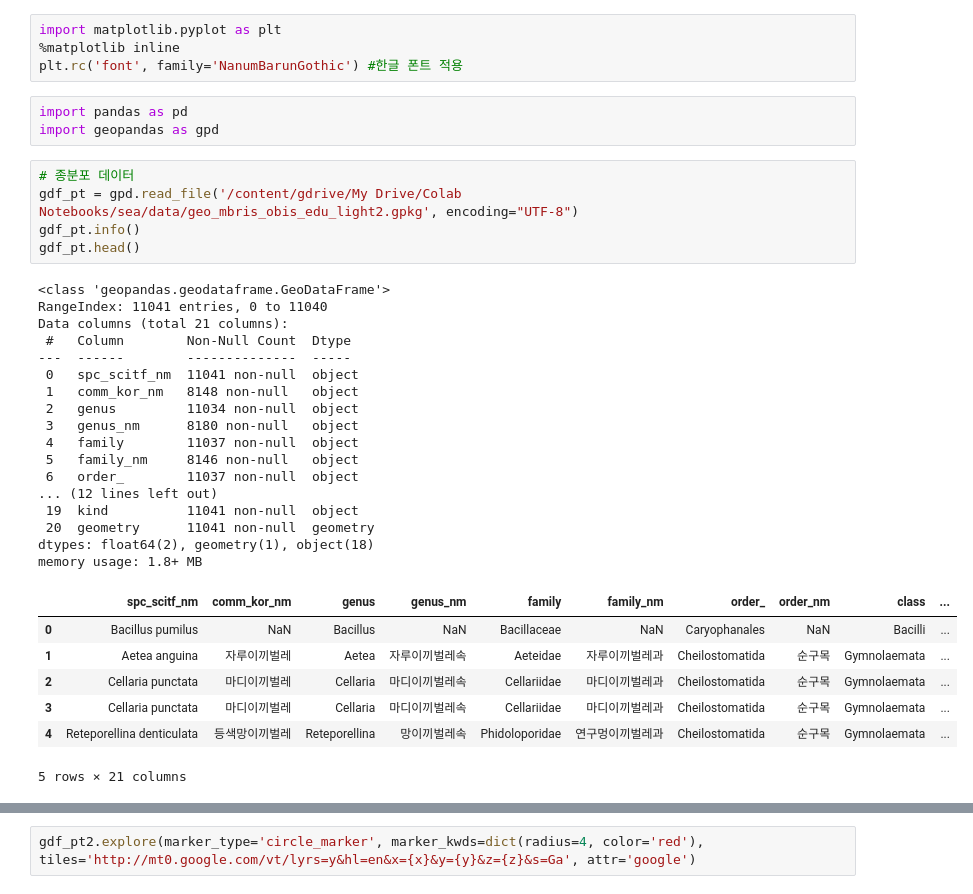
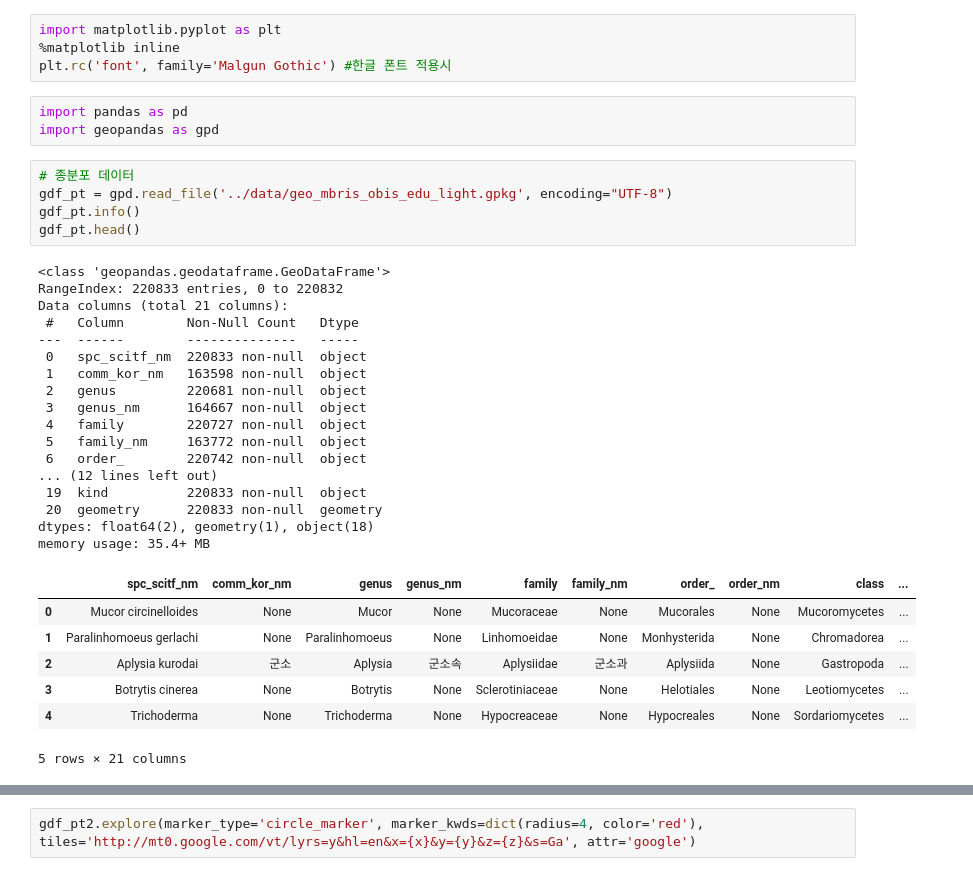
Before and after one commit to thlee33/sea23, a Jupyter notebook: 09_heatmap.ipynb, the cells around one changed output, grey strips where cells are left out. Saved outputs shown, nothing was run; the diff lists cells and outputs as text.

```diff
--- a/09_heatmap.ipynb
+++ b/09_heatmap.ipynb
@@ -28,39 +1,39 @@ Requirement already satisfied: threadpoolctl>=2.0.0 in /usr/local/lib/python3.10
-# %%
-import matplotlib.pyplot as plt
-%matplotlib inline
-plt.rc('font', family='NanumBarunGothic') #한글 폰트 적용
+# %%
+import matplotlib.pyplot as plt
+%matplotlib inline
+plt.rc('font', family='Malgun Gothic') #한글 폰트 적용시
 # %%
 import pandas as pd
 import geopandas as gpd
 # %%
 # 종분포 데이터
-gdf_pt = gpd.read_file('/content/gdrive/My Drive/Colab Notebooks/sea/data/geo_mbris_obis_edu_light2.gpkg', encoding="UTF-8")
+gdf_pt = gpd.read_file('../data/geo_mbris_obis_edu_light.gpkg', encoding="UTF-8")
 gdf_pt.info()
 gdf_pt.head()
 # %% [output]
 <class 'geopandas.geodataframe.GeoDataFrame'>
-RangeIndex: 11041 entries, 0 to 11040
+RangeIndex: 220833 entries, 0 to 220832
 Data columns (total 21 columns):
- #   Column        Non-Null Count  Dtype
----  ------        --------------  -----
- 0   spc_scitf_nm  11041 non-null  object
- 1   comm_kor_nm   8148 non-null   object
- 2   genus         11034 non-null  object
- 3   genus_nm      8180 non-null   object
- 4   family        11037 non-null  object
- 5   family_nm     8146 non-null   object
- 6   order_        11037 non-null  object
+ #   Column        Non-Null Count   Dtype
+---  ------        --------------   -----
+ 0   spc_scitf_nm  220833 non-null  object
+ 1   comm_kor_nm   163598 non-null  object
+ 2   genus         220681 non-null  object
+ 3   genus_nm      164667 non-null  object
+ 4   family        220727 non-null  object
+ 5   family_nm     163772 non-null  object
+ 6   order_        220742 non-null  object
 ... (12 lines left out)
- 19  kind          11041 non-null  object
- 20  geometry      11041 non-null  geometry
+ 19  kind          220833 non-null  object
+ 20  geometry      220833 non-null  geometry
 dtypes: float64(2), geometry(1), object(18)
-memory usage: 1.8+ MB
+memory usage: 35.4+ MB
 |  | spc_scitf_nm | comm_kor_nm | genus | genus_nm | family | family_nm | order_ | order_nm | class | ... |
-| 0 | Bacillus pumilus | NaN | Bacillus | NaN | Bacillaceae | NaN | Caryophanales | NaN | Bacilli | ... |
-| 1 | Aetea anguina | 자루이끼벌레 | Aetea | 자루이끼벌레속 | Aeteidae | 자루이끼벌레과 | Cheilostomatida | 순구목 | Gymnolaemata | ... |
-| 2 | Cellaria punctata | 마디이끼벌레 | Cellaria | 마디이끼벌레속 | Cellariidae | 마디이끼벌레과 | Cheilostomatida | 순구목 | Gymnolaemata | ... |
-| 3 | Cellaria punctata | 마디이끼벌레 | Cellaria | 마디이끼벌레속 | Cellariidae | 마디이끼벌레과 | Cheilostomatida | 순구목 | Gymnolaemata | ... |
-| 4 | Reteporellina denticulata | 등색망이끼벌레 | Reteporellina | 망이끼벌레속 | Phidoloporidae | 연구멍이끼벌레과 | Cheilostomatida | 순구목 | Gymnolaemata | ... |
+| 0 | Mucor circinelloides | None | Mucor | None | Mucoraceae | None | Mucorales | None | Mucoromycetes | ... |
+| 1 | Paralinhomoeus gerlachi | None | Paralinhomoeus | None | Linhomoeidae | None | Monhysterida | None | Chromadorea | ... |
+| 2 | Aplysia kurodai | 군소 | Aplysia | 군소속 | Aplysiidae | 군소과 | Aplysiida | None | Gastropoda | ... |
+| 3 | Botrytis cinerea | None | Botrytis | None | Sclerotiniaceae | None | Helotiales | None | Leotiomycetes | ... |
+| 4 | Trichoderma | None | Trichoderma | None | Hypocreaceae | None | Hypocreales | None | Sordariomycetes | ... |
 5 rows × 21 columns
 # %%
 # 대한민국 육지부
```
Also changed, not shown: parts of 11 cells of this notebook, 16 other files.
